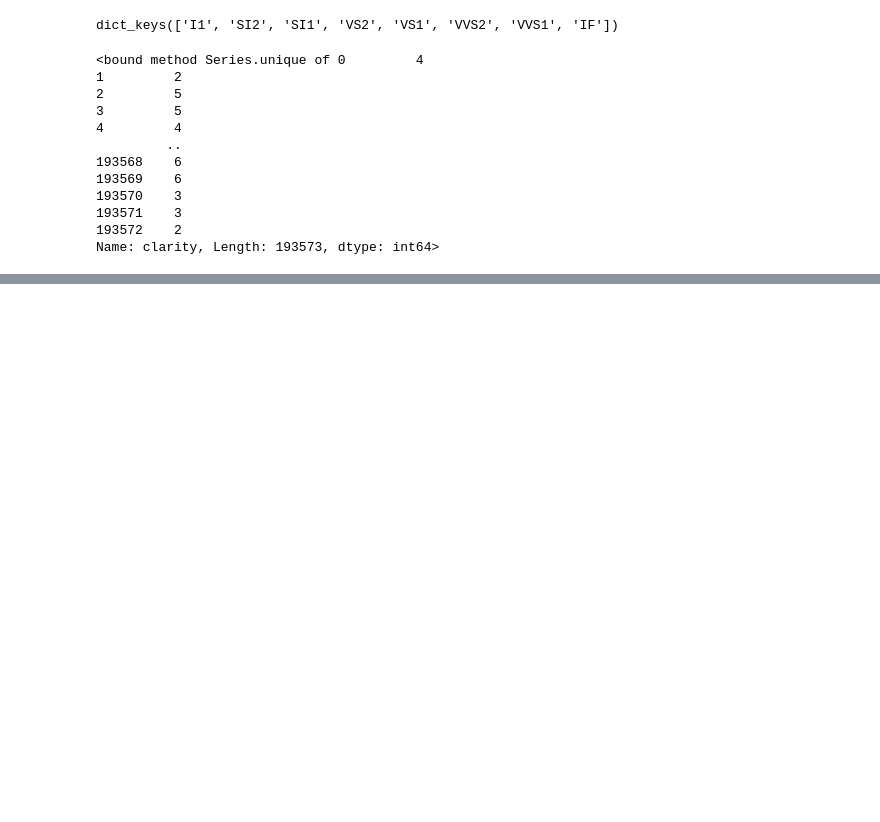
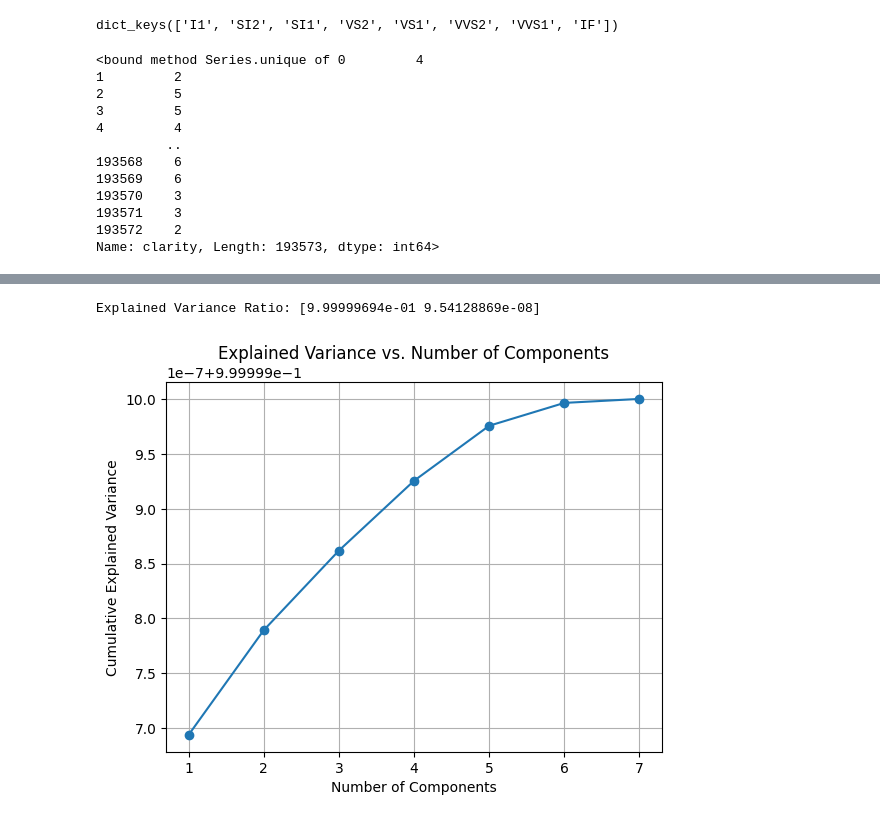
Before and after one commit to bhavin2004/Diamond-Price-Prediction, a Jupyter notebook: notebooks/EDA.ipynb, the cells around one changed output, grey strips where cells are left out. Cells and saved outputs as stored; diff of their text form; code cells hidden in the pictures; blank space fills up the shorter version.

```diff
--- a/notebooks/EDA.ipynb
+++ b/notebooks/EDA.ipynb
@@ -260,0 +272,26 @@ Name: clarity, Length: 193573, dtype: int64>
+# %%
+# Initialize PCA to reduce to 2 components for visualization
+pca = PCA(n_components=2)
+
+# Fit and transform the data
+pca_result = pca.fit_transform(df1)
+
+# Create a DataFrame with PCA results
+pca_df = pd.DataFrame(data=pca_result, columns=["PC1", "PC2"])
+
+# Check explained variance ratio
+explained_variance = pca.explained_variance_ratio_
+print(f"Explained Variance Ratio: {explained_variance}")
+# %% [output]
+Explained Variance Ratio: [9.99999694e-01 9.54128869e-08]
+# %%
+pca_all = PCA().fit(df1)
+plt.plot(range(1, len(pca_all.explained_variance_ratio_)+1),
+         pca_all.explained_variance_ratio_.cumsum(), marker='o')
+plt.xlabel("Number of Components")
+plt.ylabel("Cumulative Explained Variance")
+plt.title("Explained Variance vs. Number of Components")
+plt.grid(True)
+plt.show()
+# %% [output]
+[figure, added]
```
Also changed, not shown: parts of 3 cells of this notebook, 9 other files.
